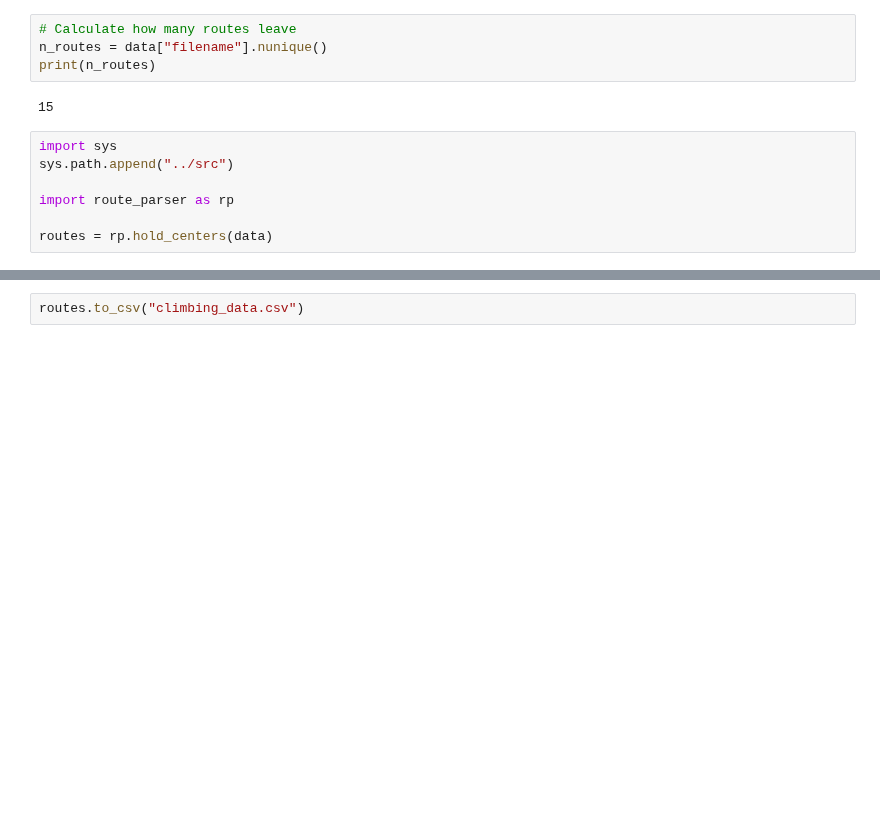
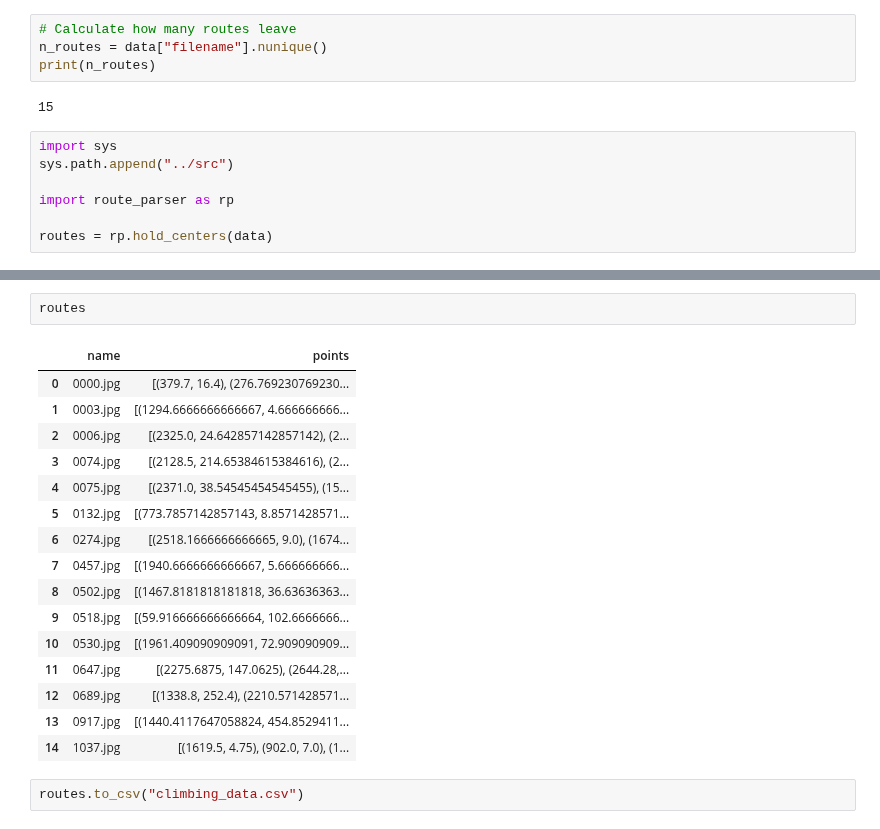
Before and after one commit to Alger3/Climbing_Model, a Jupyter notebook: data/parse_and_plot_routes.ipynb, the cells around one changed output, grey strips where cells are left out. Drawn from its saved outputs; the diff is of its cells as text; blank space fills up the shorter version.

```diff
--- a/data/parse_and_plot_routes.ipynb
+++ b/data/parse_and_plot_routes.ipynb
@@ -40,2 +70,21 @@ routes = pd.DataFrame(list(routes.items()),columns=["name","points"])
+# %%
+routes
+# %% [output]
+|  | name | points |
+| 0 | 0000.jpg | [(379.7, 16.4), (276.769230769230... |
+| 1 | 0003.jpg | [(1294.6666666666667, 4.666666666... |
+| 2 | 0006.jpg | [(2325.0, 24.642857142857142), (2... |
+| 3 | 0074.jpg | [(2128.5, 214.65384615384616), (2... |
+| 4 | 0075.jpg | [(2371.0, 38.54545454545455), (15... |
+| 5 | 0132.jpg | [(773.7857142857143, 8.8571428571... |
+| 6 | 0274.jpg | [(2518.1666666666665, 9.0), (1674... |
+| 7 | 0457.jpg | [(1940.6666666666667, 5.666666666... |
+| 8 | 0502.jpg | [(1467.8181818181818, 36.63636363... |
+| 9 | 0518.jpg | [(59.916666666666664, 102.6666666... |
+| 10 | 0530.jpg | [(1961.409090909091, 72.909090909... |
+| 11 | 0647.jpg | [(2275.6875, 147.0625), (2644.28,... |
+| 12 | 0689.jpg | [(1338.8, 252.4), (2210.571428571... |
+| 13 | 0917.jpg | [(1440.4117647058824, 454.8529411... |
+| 14 | 1037.jpg | [(1619.5, 4.75), (902.0, 7.0), (1... |
 # %%
 routes.to_csv("climbing_data.csv")
```
Also changed, not shown: parts of 8 cells of this notebook, 3 other files.
